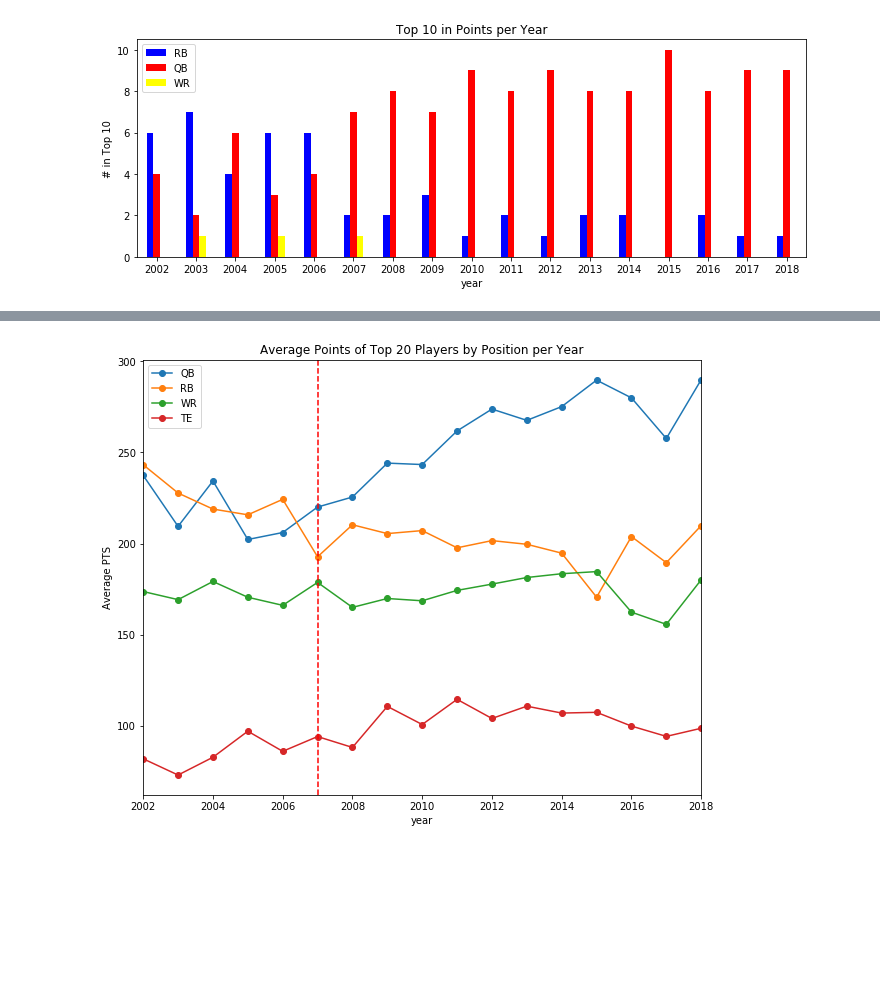
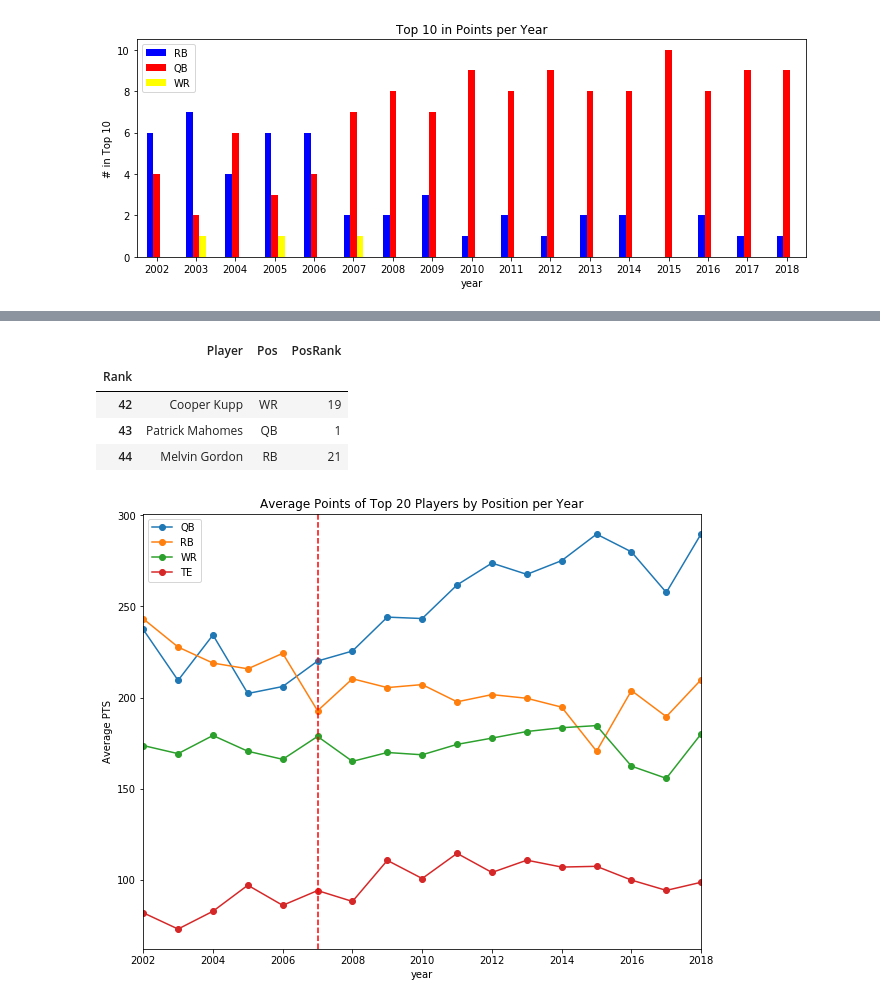
Before and after one commit to jlwalsh13/Capstone_1, a Jupyter notebook: fantasy_project.ipynb, the cells around one changed output, grey strips where cells are left out. Saved outputs shown, nothing was run; the diff lists cells and outputs as text; code cells hidden in the pictures; blank space fills up the shorter version.

```diff
--- a/fantasy_project.ipynb
+++ b/fantasy_project.ipynb
@@ -53,3 +76,11 @@ plt.show()
+# %%
+projections_2019[41:44]
+# %% [output]
+|  | Player | Pos | PosRank |
+| Rank |  |  |  |
+| 42 | Cooper Kupp | WR | 19 |
+| 43 | Patrick Mahomes | QB | 1 |
+| 44 | Melvin Gordon | RB | 21 |
 # %%
 X = []
 
```
Also changed, not shown: parts of 7 cells of this notebook.
